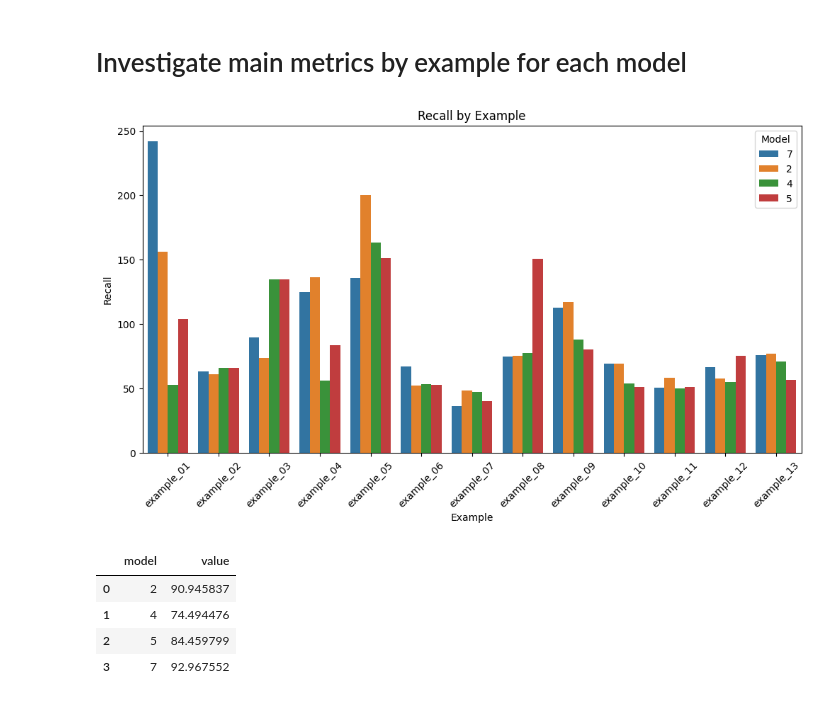
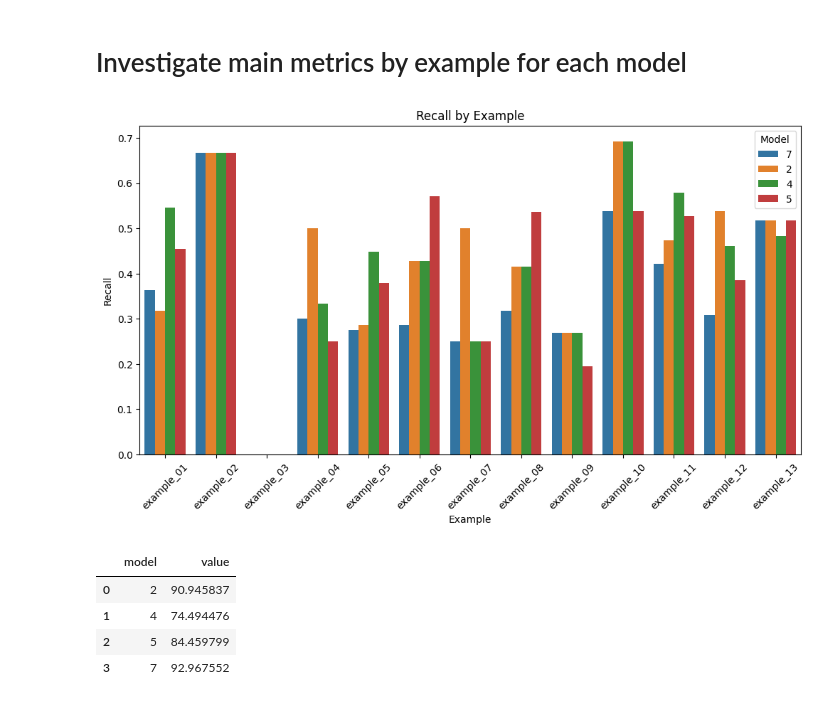
Before and after one commit to krzischp/handoff-eval, a Jupyter notebook: notebooks/evaluation.ipynb, the cells around one changed output. Cells and saved outputs as stored; diff of their text form; code cells hidden in the pictures.

```diff
--- a/notebooks/evaluation.ipynb
+++ b/notebooks/evaluation.ipynb
@@ -92,11 +92,11 @@ handoff_eval.evaluation.plot_model_metrics(df_metrics, x=x, metric_name=error_ty
 # %%
 x = "example"
 # Recall
 error_type = "recall"
-
+df_metrics = handoff_eval.evaluation.compute_model_metrics_df(matched_pairs_dict, metric=None, error_type=error_type)
 handoff_eval.evaluation.plot_model_metrics(df_metrics, x=x, metric_name=error_type.capitalize())
 # %% [output]
-[figure, old version]
+[figure, new version]
 # %%
 # Find best model based on best f1 and best MAPE
 agg_recall, _ = handoff_eval.evaluation.aggregate_by_model(df_metrics)
```
Also changed, not shown: parts of 4 cells of this notebook, 3 other files.
